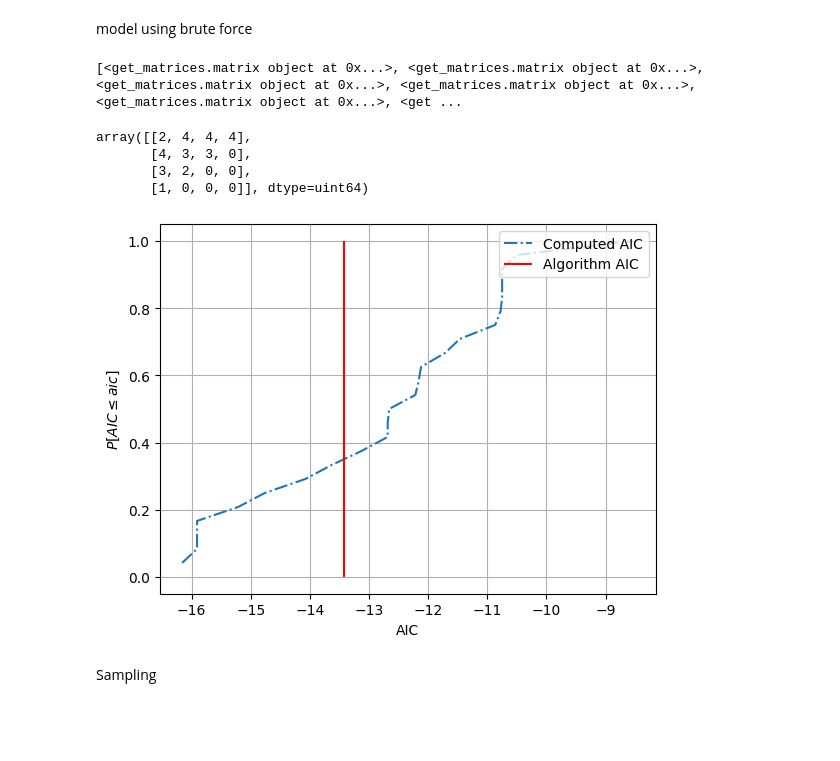
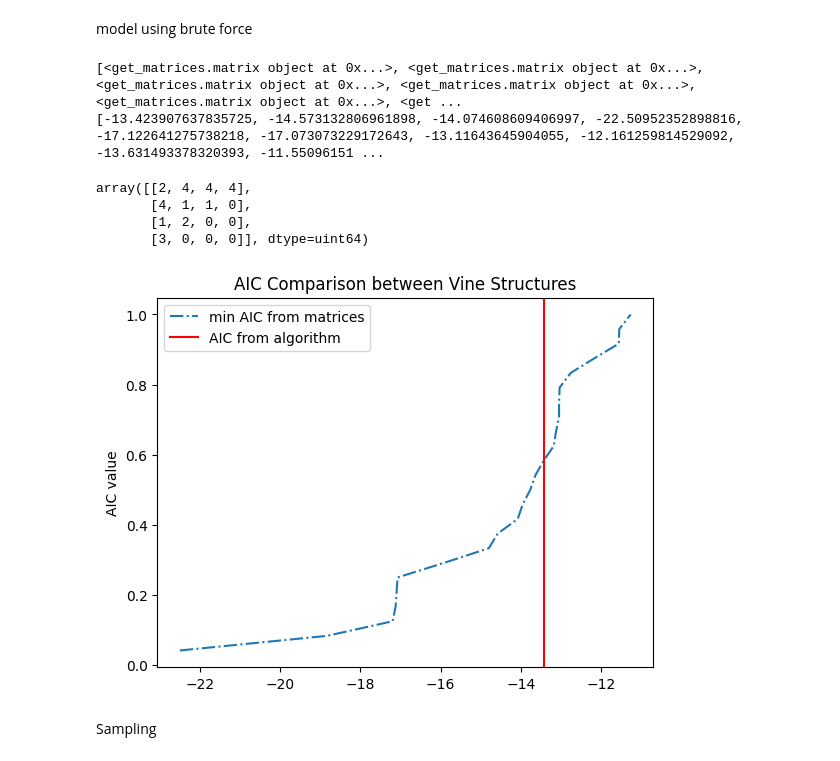
Before and after one commit to maxblw/CEGM2005_glommaproject, a Jupyter notebook: Model/correlations.ipynb, the cells around one changed output. Saved outputs shown, nothing was run; the diff lists cells and outputs as text; code cells hidden in the pictures; blank space fills up the shorter version.

```diff
--- a/Model/correlations.ipynb
+++ b/Model/correlations.ipynb
@@ -611,49 +606,48 @@ controls = pv.FitControlsVinecop(preselect_families=False)
 # %%
 matrices_4_nodes = get_matrices('./CHIMERA_5/', nodes=4)
 print(matrices_4_nodes)
 
 #Define a dictionary to store all the models
 myDictionary = {}
 
 #Fit all the models
-for i, matrix_object in enumerate(matrices_4_nodes):
-    structure = pv.RVineStructure.from_matrix(matrix_object.matrix)
-    vc = pv.Vinecop.from_structure(structure)
-    vc.select(unity_data.values, controls=controls)
-    myDictionary[i] = vc
+# for i, matrix_object in enumerate(matrices_4_nodes):
+#     structure = pv.RVineStructure.from_matrix(matrix_object.matrix)
+#     vc = pv.Vinecop.from_structure(structure)
+#     vc.select(unity_data.values, controls=controls)
+#     myDictionary[i] = vc
+
+for i in range(len(matrices_4_nodes)):
+    myDictionary.update({str(i): pv.Vinecop.from_data(np.array(unity_data), matrix=matrices_4_nodes[i].matrix)})
+
+vines_AIC = []
+for keys in myDictionary:
+    vines_AIC.append(myDictionary[keys].aic())
+
+print(vines_AIC)
+vine_min_aic_index = np.argmin(vines_AIC)
+aic_ecdf = mf.ecdf(vines_AIC)
+algo_aic = vine_model.aic()
+
+plt.plot(aic_ecdf[0], aic_ecdf[1], label='min AIC from matrices', linestyle='-.')
+plt.axvline(x=algo_aic, color='r', linestyle='-', label='AIC from algorithm')
+plt.ylabel('AIC value')
+plt.title('AIC Comparison between Vine Structures')
+plt.legend()
+
+min_aic_index = vines_AIC.index(min(vines_AIC))
+vine_min_aic = myDictionary[list(myDictionary.keys())[min_aic_index]] #regular vine with the lowest AIC
+vine_min_aic.matrix
 # %% [output]
 [<get_matrices.matrix object at 0x...>, <get_matrices.matrix object at 0x...>, <get_matrices.matrix object at 0x...>, <get_matrices.matrix object at 0x...>, <get_matrices.matrix object at 0x...>, <get ...
+[-13.423907637835725, -14.573132806961898, -14.074608609406997, -22.50952352898816, -17.122641275738218, -17.073073229172643, -13.11643645904055, -12.161259814529092, -13.631493378320393, -11.55096151 ...
+array([[2, 4, 4, 4],
+       [4, 1, 1, 0],
+       [1, 2, 0, 0],
+       [3, 0, 0, 0]], dtype=uint64)
+[figure, added]
 # %%
 #Compute AIC for each model
-vines_AIC = {i: model.aic() for i, model in myDictionary.items()}
-vine_min_aic_index = np.argmin(vines_AIC)
-vine_min_aic = myDictionary[vine_min_aic_index]
-vine_min_aic.matrix
-# %% [output]
-array([[2, 4, 4, 4],
-       [4, 3, 3, 0],
-       [3, 2, 0, 0],
-       [1, 0, 0, 0]], dtype=uint64)
-# %%
-def ecdf(data):
-    x = np.sort(list(data.values()))
-    y = np.arange(1, len(x)+1) / len(x)
-    return(x,y)
-
-#compute the ecdf of the 24 AIC values
-aic_ecdf = ecdf(vines_AIC)
-#get the AIC of the algorithm
-algo_aic = vine_model.aic()
-#plot the velues, the vertical line represent the AIC computed by the algorithm.
-plt.plot(aic_ecdf[0],aic_ecdf[1],'-.',label= 'Computed AIC')
-plt.vlines(algo_aic, 0,1, color='red', label= 'Algorithm AIC')
-plt.xlabel('AIC')
-plt.ylabel('${P[AIC \\leq aic]}$')
-plt.grid()
-plt.legend(loc=1)
-plt.show()
-# %% [output]
-[figure, removed]
 # %% [markdown]
 Sampling
 # %%
```
Also changed, not shown: parts of 15 cells of this notebook, 4 other files.
